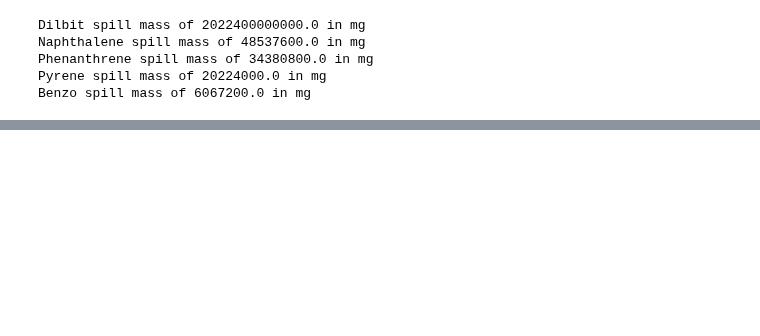
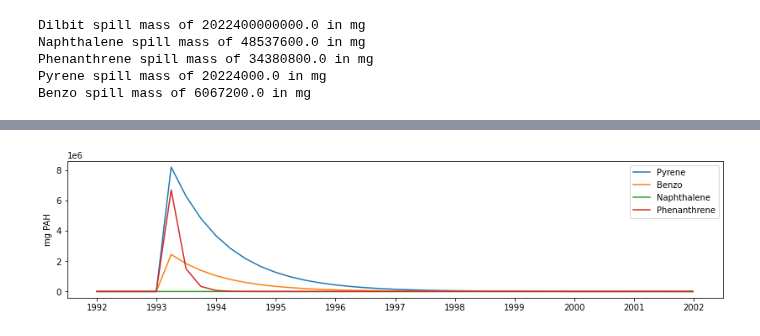
Before and after one commit to SS-Atlantis/analysis-raisha, a Jupyter notebook: notebooks/contaminant-dispersal/SSAM-contam-accounting.ipynb, the cells around one changed output, grey strips where cells are left out. Cells and saved outputs as stored; diff of their text form; code cells hidden in the pictures; blank space fills up the shorter version.

```diff
--- a/notebooks/contaminant-dispersal/SSAM-contam-accounting.ipynb
+++ b/notebooks/contaminant-dispersal/SSAM-contam-accounting.ipynb
@@ -150 +186,18 @@ end = time.size-1
+# %%
+def plot_pah_2(scenario, times):
+    fig, ax = plt.subplots(figsize = (14,3))
+    for pah in groups.pahs:
+        contam_tbl = np.ma.filled(scenario.variables[pah], np.nan)
+        volume_tbl = np.ma.filled(scenario.variables['volume'], np.nan)
+        contam_mass_tbl = contam_tbl * volume_tbl
+        contam_mass_tb = contam_mass_tbl.sum(axis=2)
+        contam_mass_t = contam_mass_tb.sum(axis=1)
+
+        ax.plot(times, contam_mass_t[0:times.size])
+    ax.legend(groups.pahs)
+    ax.set_ylabel('mg PAH')
+# %%
+plot_pah_2(output, time)
+# %% [output]
+[figure, added]
 # %%
```
Also changed, not shown: parts of 23 cells of this notebook.
